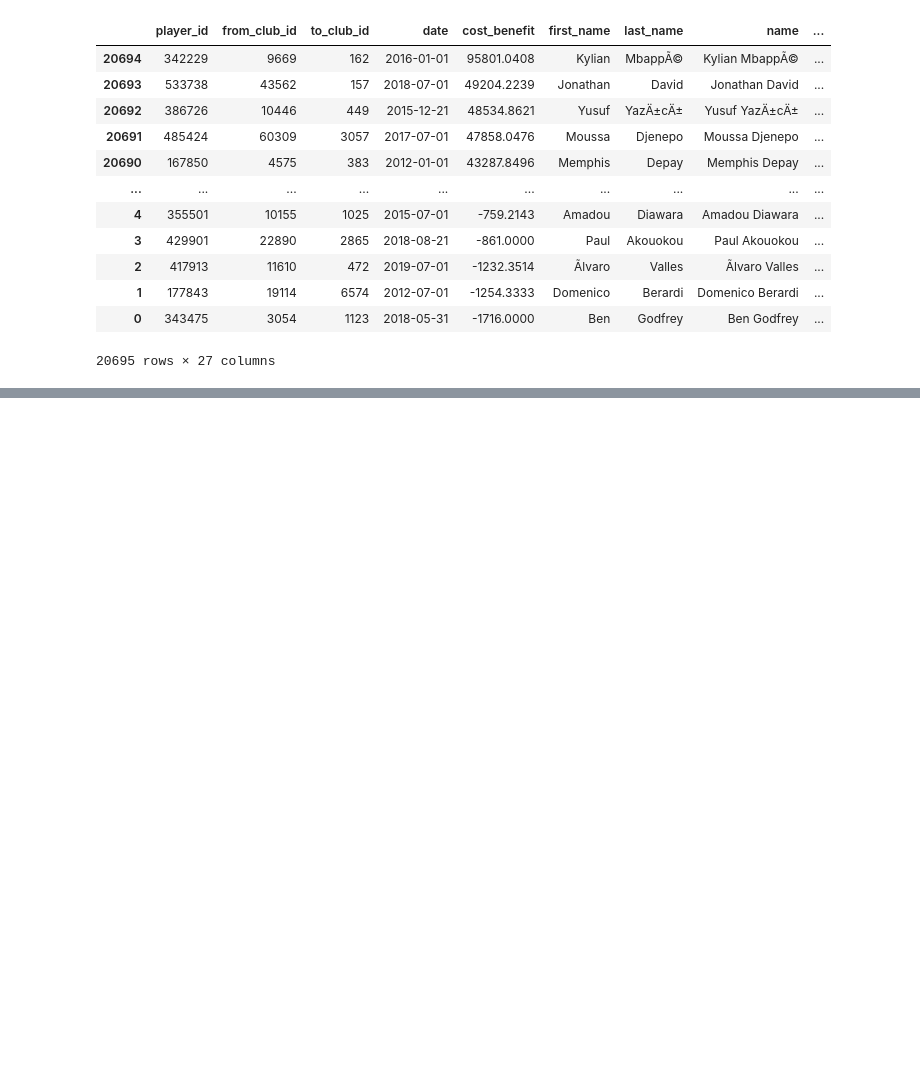
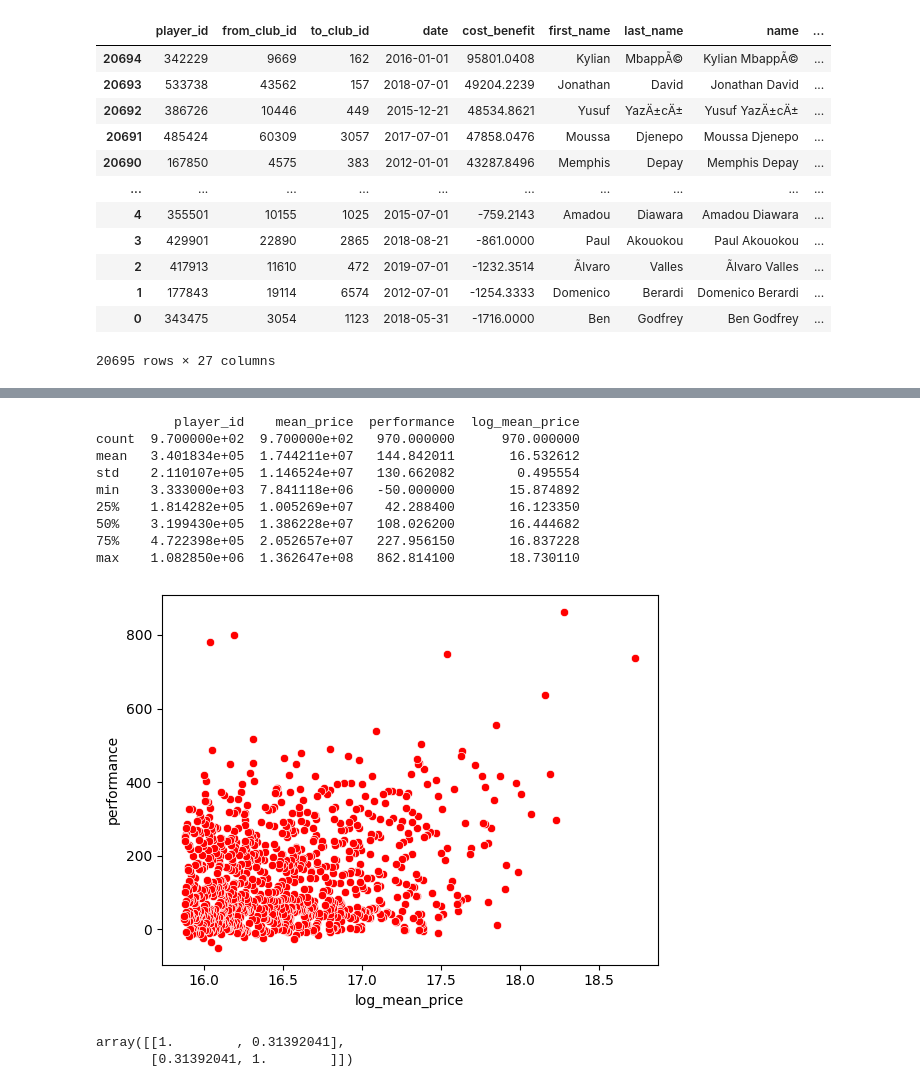
Before and after one commit to nicolasspaniol/a1-linguagens-de-programacao, a Jupyter notebook: src/teste.ipynb, the cells around one changed output, grey strips where cells are left out. Cells and saved outputs as stored; diff of their text form; code cells hidden in the pictures; blank space fills up the shorter version.

```diff
--- a/src/teste.ipynb
+++ b/src/teste.ipynb
@@ -250,0 +262,28 @@ pd.merge(cost_benefit, players, how="left", on="player_id").sort_values("cost_be
+# %%
+q1 = performance["mean_price"].quantile(0.25)
+q3 = performance["mean_price"].quantile(0.75)
+
+dq = q3 - q1
+
+upper_limit = q3 + 1.5 * dq
+
+performance_upper = performance[performance["mean_price"] >= upper_limit]
+print(performance_upper.describe())
+sns.scatterplot(data=performance_upper, x="log_mean_price", y="performance", color="red")
+plt.show()
+# %% [output]
+          player_id    mean_price  performance  log_mean_price
+count  9.700000e+02  9.700000e+02   970.000000      970.000000
+mean   3.401834e+05  1.744211e+07   144.842011       16.532612
+std    2.110107e+05  1.146524e+07   130.662082        0.495554
+min    3.333000e+03  7.841118e+06   -50.000000       15.874892
+25%    1.814282e+05  1.005269e+07    42.288400       16.123350
+50%    3.199430e+05  1.386228e+07   108.026200       16.444682
+75%    4.722398e+05  2.052657e+07   227.956150       16.837228
+max    1.082850e+06  1.362647e+08   862.814100       18.730110
+[figure, added]
+# %%
+np.corrcoef(performance_upper["performance"], performance_upper["mean_price"])
+# %% [output]
+array([[1.        , 0.31392041],
+       [0.31392041, 1.        ]])
```
Also changed, not shown: parts of 4 cells of this notebook, 1 other file.
